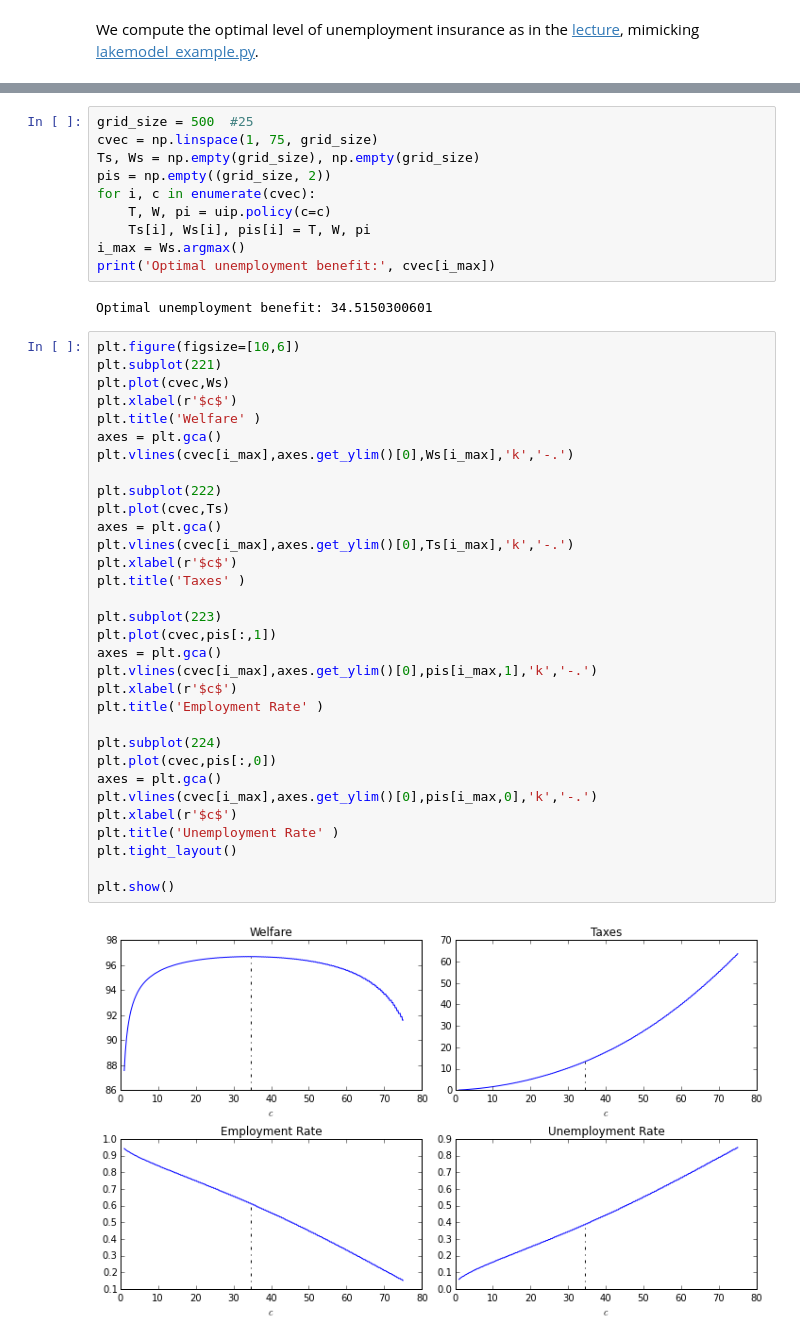
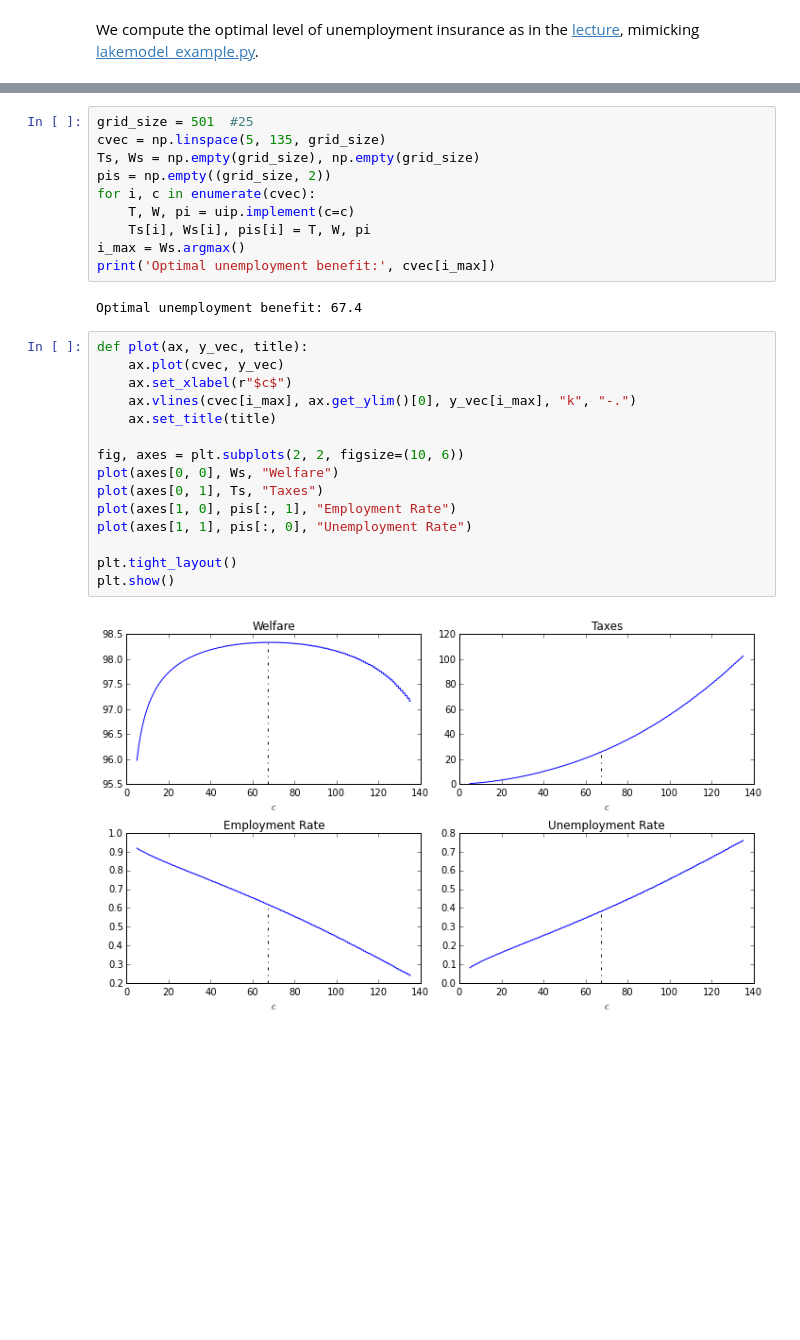
Before and after one commit to oyamad/mdp, a Jupyter notebook: ddp_ex_job_search.ipynb, the cells around one changed output, grey strips where cells are left out. Saved outputs shown, nothing was run; the diff lists cells and outputs as text; blank space fills up the shorter version.

```diff
--- a/ddp_ex_job_search.ipynb
+++ b/ddp_ex_job_search.ipynb
@@ -311,48 +333,31 @@ uip = UnemploymentInssurancePolicy(w, pdf, beta, alpha_q, gamma, rho)
 # %%
-grid_size = 500  #25
-cvec = np.linspace(1, 75, grid_size)
+grid_size = 501  #25
+cvec = np.linspace(5, 135, grid_size)
 Ts, Ws = np.empty(grid_size), np.empty(grid_size)
 pis = np.empty((grid_size, 2))
 for i, c in enumerate(cvec):
-    T, W, pi = uip.policy(c=c)
+    T, W, pi = uip.implement(c=c)
     Ts[i], Ws[i], pis[i] = T, W, pi
 i_max = Ws.argmax()
 print('Optimal unemployment benefit:', cvec[i_max])
 # %% [output]
-Optimal unemployment benefit: 34.5150300601
+Optimal unemployment benefit: 67.4
-# %%
-plt.figure(figsize=[10,6])
-plt.subplot(221)
-plt.plot(cvec,Ws)
-plt.xlabel(r'$c$')
-plt.title('Welfare' )
-axes = plt.gca()
-plt.vlines(cvec[i_max],axes.get_ylim()[0],Ws[i_max],'k','-.')
-
-plt.subplot(222)
-plt.plot(cvec,Ts)
-axes = plt.gca()
-plt.vlines(cvec[i_max],axes.get_ylim()[0],Ts[i_max],'k','-.')
-plt.xlabel(r'$c$')
-plt.title('Taxes' )
-
-plt.subplot(223)
-plt.plot(cvec,pis[:,1])
-axes = plt.gca()
-plt.vlines(cvec[i_max],axes.get_ylim()[0],pis[i_max,1],'k','-.')
-plt.xlabel(r'$c$')
-plt.title('Employment Rate' )
-
-plt.subplot(224)
-plt.plot(cvec,pis[:,0])
-axes = plt.gca()
-plt.vlines(cvec[i_max],axes.get_ylim()[0],pis[i_max,0],'k','-.')
-plt.xlabel(r'$c$')
-plt.title('Unemployment Rate' )
-plt.tight_layout()
-
-plt.show()
-# %% [output]
-[figure, removed]
+# %%
+def plot(ax, y_vec, title):
+    ax.plot(cvec, y_vec)
+    ax.set_xlabel(r"$c$")
+    ax.vlines(cvec[i_max], ax.get_ylim()[0], y_vec[i_max], "k", "-.")
+    ax.set_title(title)
+
+fig, axes = plt.subplots(2, 2, figsize=(10, 6))
+plot(axes[0, 0], Ws, "Welfare")
+plot(axes[0, 1], Ts, "Taxes")
+plot(axes[1, 0], pis[:, 1], "Employment Rate")
+plot(axes[1, 1], pis[:, 0], "Unemployment Rate")
+
+plt.tight_layout()
+plt.show()
+# %% [output]
+[figure, added]
 # %%
 fig, ax = plt.subplots()
```
Also changed, not shown: parts of 13 cells of this notebook.
